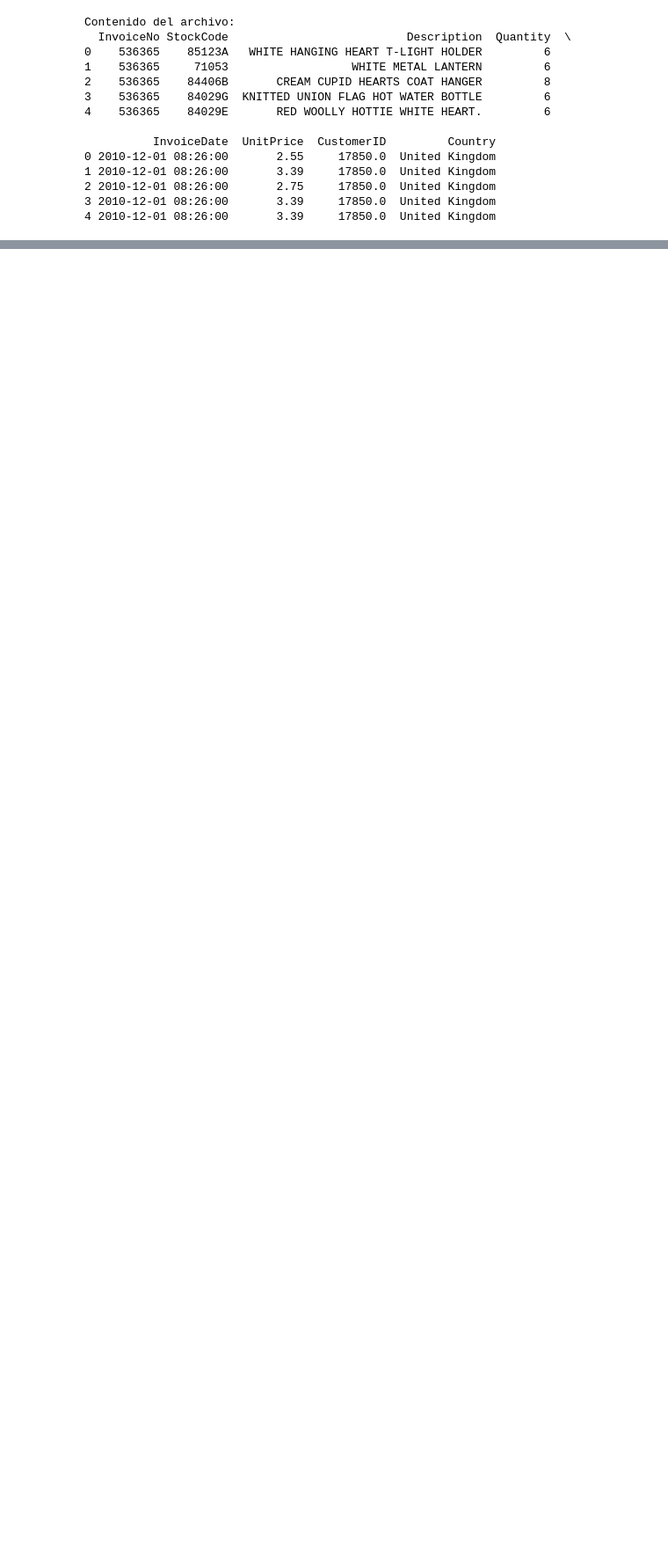
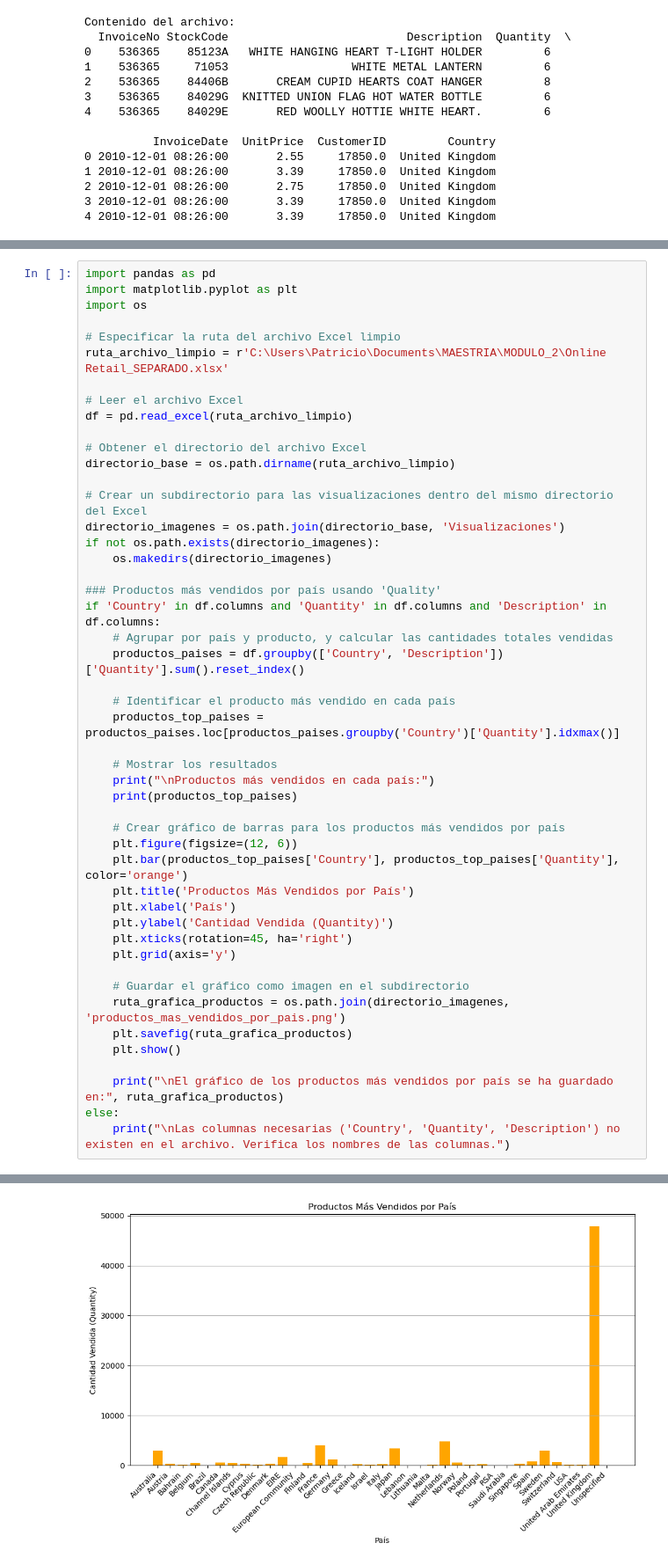
Before and after one commit to GABY210992/MODULO-2, a Jupyter notebook: Taller_1.ipynb, the cells around one changed output, grey strips where cells are left out. Shown at 88% size. Drawn from its saved outputs; the diff is of its cells as text; blank space fills up the shorter version.

```diff
--- a/Taller_1.ipynb
+++ b/Taller_1.ipynb
@@ -69,0 +336,49 @@ Cantidad de filas después de eliminar valores nulos: 470492
+# %%
+import pandas as pd
+import matplotlib.pyplot as plt
+import os
+
+# Especificar la ruta del archivo Excel limpio
+ruta_archivo_limpio = r'C:\Users\Patricio\Documents\MAESTRIA\MODULO_2\Online Retail_SEPARADO.xlsx'
+
+# Leer el archivo Excel
+df = pd.read_excel(ruta_archivo_limpio)
+
+# Obtener el directorio del archivo Excel
+directorio_base = os.path.dirname(ruta_archivo_limpio)
+
+# Crear un subdirectorio para las visualizaciones dentro del mismo directorio del Excel
+directorio_imagenes = os.path.join(directorio_base, 'Visualizaciones')
+if not os.path.exists(directorio_imagenes):
+    os.makedirs(directorio_imagenes)
+
+### Productos más vendidos por país usando 'Quality'
+if 'Country' in df.columns and 'Quantity' in df.columns and 'Description' in df.columns:
+    # Agrupar por país y producto, y calcular las cantidades totales vendidas
+    productos_paises = df.groupby(['Country', 'Description'])['Quantity'].sum().reset_index()
+
+    # Identificar el producto más vendido en cada país
+    productos_top_paises = productos_paises.loc[productos_paises.groupby('Country')['Quantity'].idxmax()]
+
+    # Mostrar los resultados
+    print("\nProductos más vendidos en cada país:")
+    print(productos_top_paises)
+
+    # Crear gráfico de barras para los productos más vendidos por país
+    plt.figure(figsize=(12, 6))
+    plt.bar(productos_top_paises['Country'], productos_top_paises['Quantity'], color='orange')
+    plt.title('Productos Más Vendidos por País')
+    plt.xlabel('País')
+    plt.ylabel('Cantidad Vendida (Quantity)')
+    plt.xticks(rotation=45, ha='right')
+    plt.grid(axis='y')
+
+    # Guardar el gráfico como imagen en el subdirectorio
+    ruta_grafica_productos = os.path.join(directorio_imagenes, 'productos_mas_vendidos_por_pais.png')
+    plt.savefig(ruta_grafica_productos)
+    plt.show()
+
+    print("\nEl gráfico de los productos más vendidos por país se ha guardado en:", ruta_grafica_productos)
+else:
+    print("\nLas columnas necesarias ('Country', 'Quantity', 'Description') no existen en el archivo. Verifica los nombres de las columnas.")
+# %% [output]
@@ -69,0 +402 @@ Cantidad de filas después de eliminar valores nulos: 470492
+[figure, added]
```
Also changed, not shown: parts of 14 cells of this notebook.
